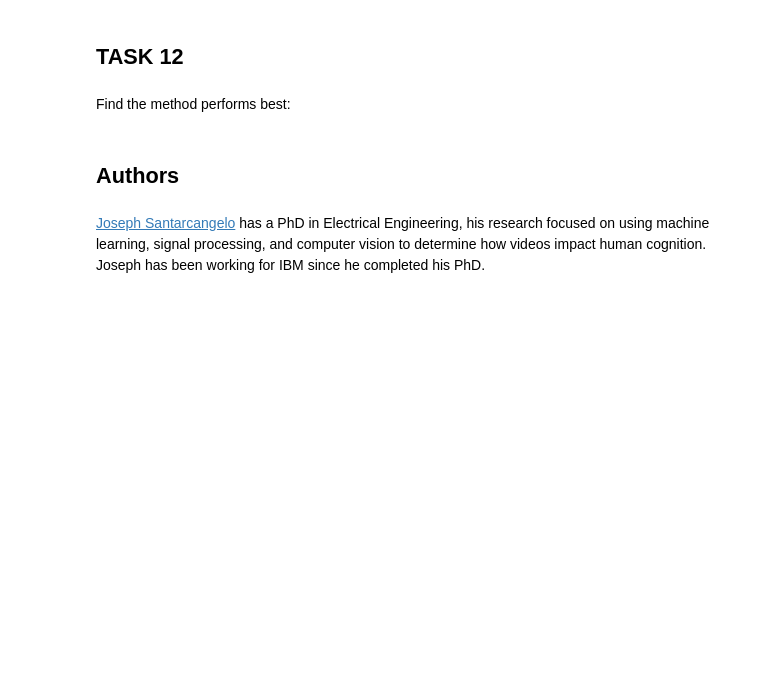
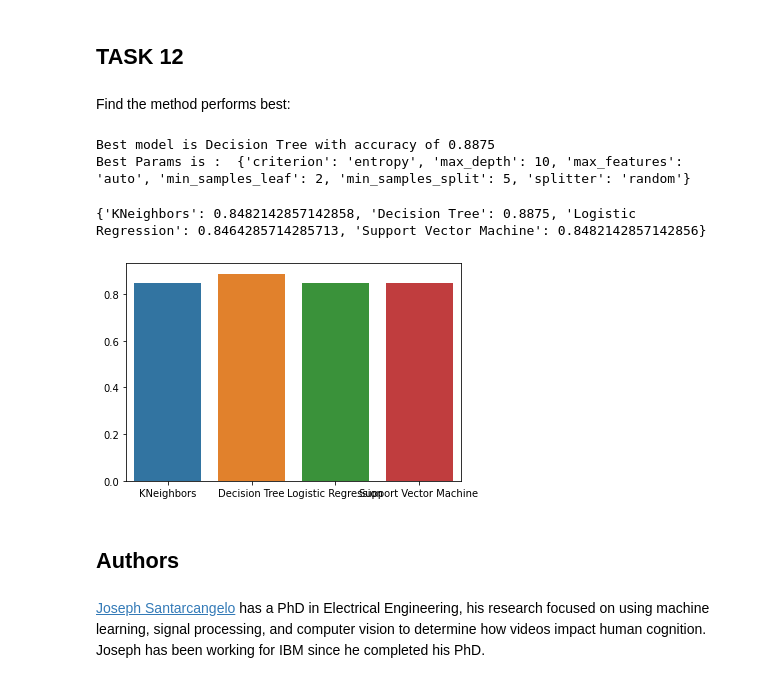
Before and after one commit to nitanshjain/Applied_Data_Science_Capstone_Coursera, a Jupyter notebook: SpaceX_Machine Learning Prediction_Part_5.ipynb, the cells around one changed output. Saved outputs shown, nothing was run; the diff lists cells and outputs as text; code cells hidden in the pictures; blank space fills up the shorter version.

```diff
--- a/SpaceX_Machine Learning Prediction_Part_5.ipynb
+++ b/SpaceX_Machine Learning Prediction_Part_5.ipynb
@@ -334,6 +338,32 @@ plot_confusion_matrix(Y_test,yhat)
 ## TASK  12
 # %% [markdown]
 Find the method performs best:
+# %%
+models = {'KNeighbors':knn_cv.best_score_,
+        'Decision Tree':tree_cv.best_score_,
+        'Logistic Regression':logreg_cv.best_score_,
+        'Support Vector Machine':svm_cv.best_score_}
+
+best_algorithm = max(models, key=models.get)
+print('Best model is {}'.format(best_algorithm) +' with accuracy of {}'.format(models[best_algorithm]))
+if best_algorithm == 'KNeighbors':
+    print('Best Params is : ', knn_cv.best_params_)
+if best_algorithm == 'Decision Tree':
+    print('Best Params is : ', tree_cv.best_params_)
+if best_algorithm == 'Logistic Regression':
+    print('Best Params is : ', logreg_cv.best_params_)
+if best_algorithm == 'Support Vector Machine':
+    print('Best Params is : ', svm_cv.best_params_)
+# %% [output]
+Best model is Decision Tree with accuracy of 0.8875
+Best Params is :  {'criterion': 'entropy', 'max_depth': 10, 'max_features': 'auto', 'min_samples_leaf': 2, 'min_samples_split': 5, 'splitter': 'random'}
+# %%
+# creating bar chart based on accuracy of each model
+sns.barplot(x=list(models.keys()), y=list(models.values()))
+print(models)
+# %% [output]
+{'KNeighbors': 0.8482142857142858, 'Decision Tree': 0.8875, 'Logistic Regression': 0.8464285714285713, 'Support Vector Machine': 0.8482142857142856}
+[figure, added]
 # %% [markdown]
 ## Authors
 # %% [markdown]
```
Also changed, not shown: parts of 4 cells of this notebook, 3 other files.
